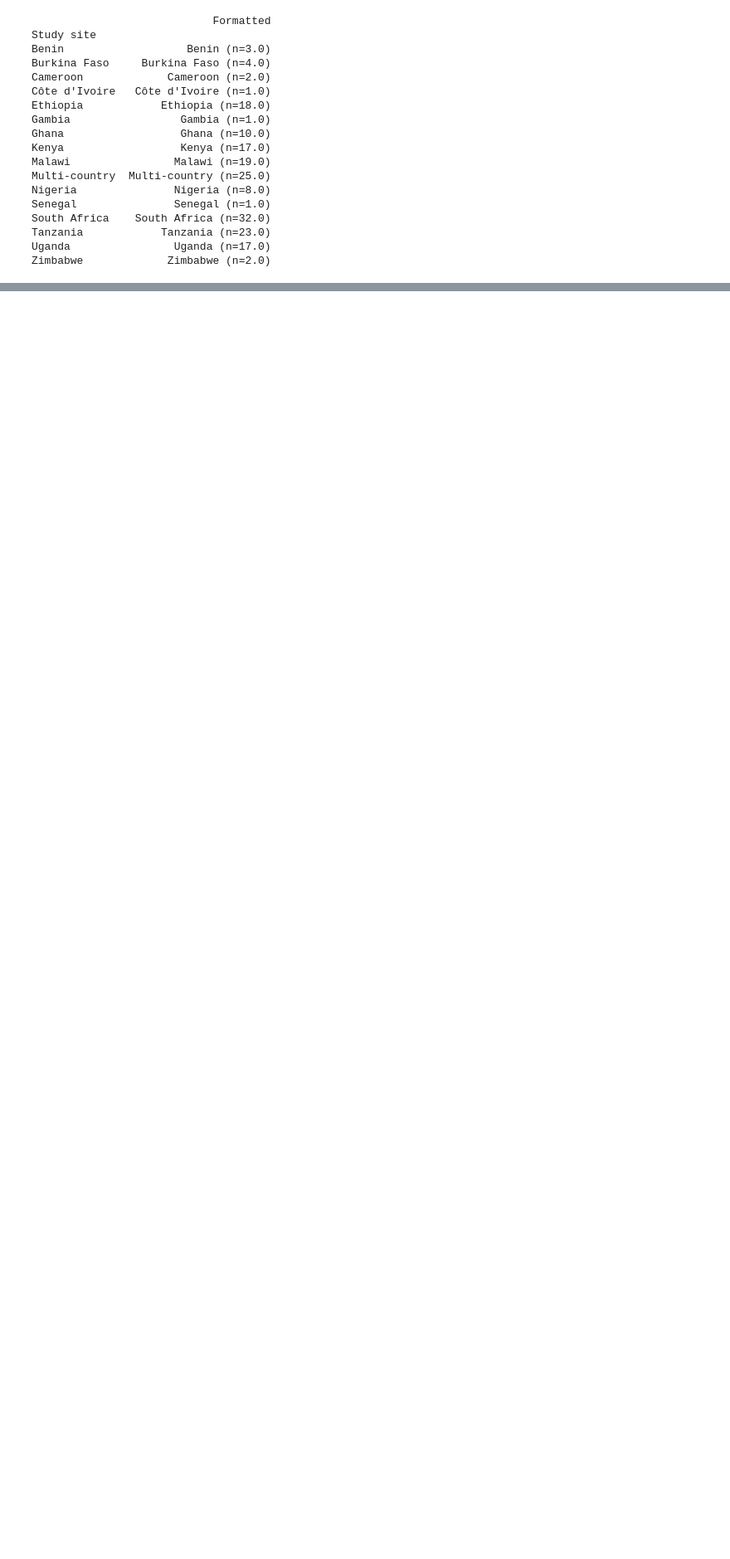
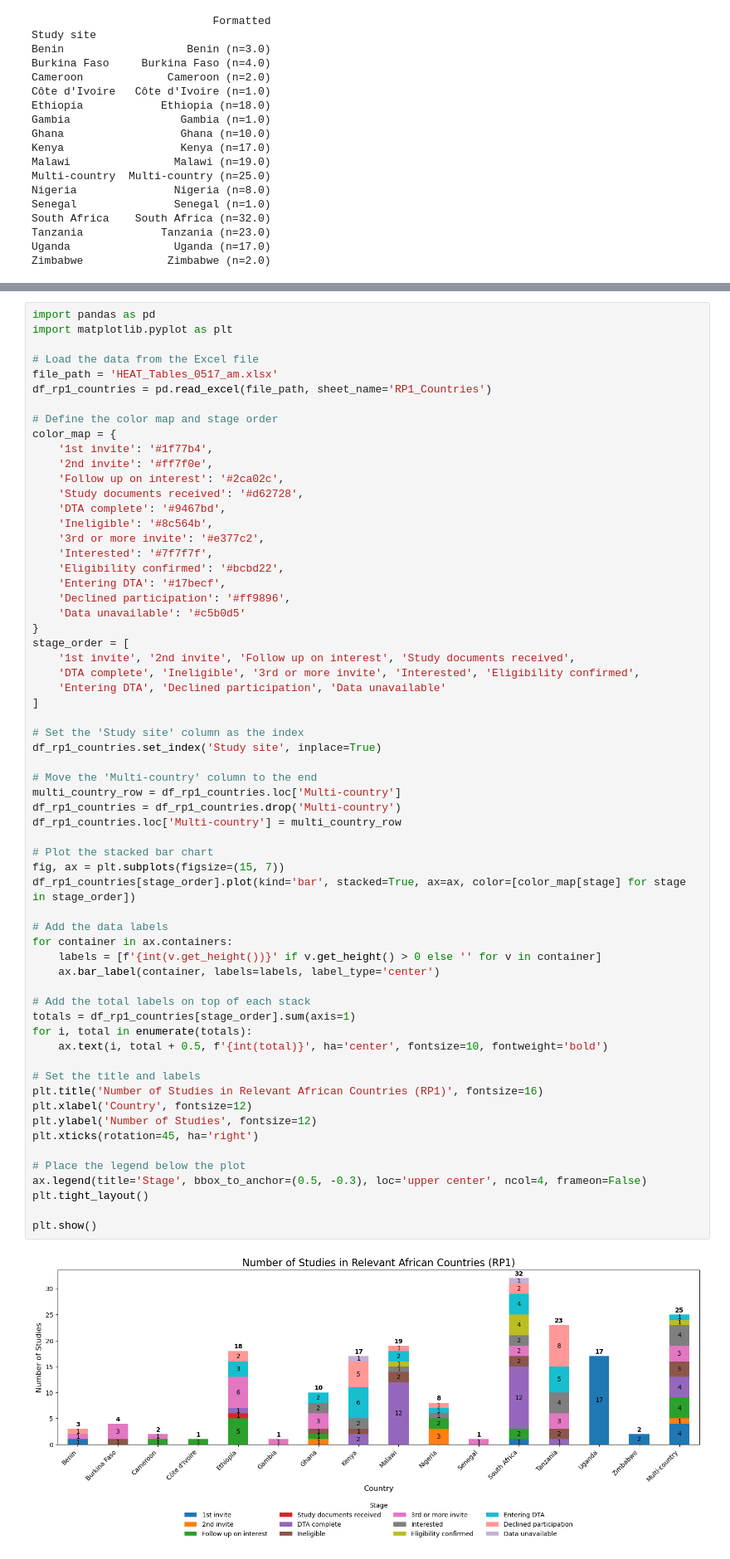
Before and after one commit to Logic06183/Heat_Project, a Jupyter notebook: RP2_report_0425.ipynb, the cells around one changed output, grey strips where cells are left out. Shown at 83% size. Drawn from its saved outputs; the diff is of its cells as text; blank space fills up the shorter version.

```diff
--- a/RP2_report_0425.ipynb
+++ b/RP2_report_0425.ipynb
@@ -956,0 +574,64 @@ Zimbabwe             Zimbabwe (n=2.0)
+# %%
+import pandas as pd
+import matplotlib.pyplot as plt
+
+# Load the data from the Excel file
+file_path = 'HEAT_Tables_0517_am.xlsx'
+df_rp1_countries = pd.read_excel(file_path, sheet_name='RP1_Countries')
+
+# Define the color map and stage order
+color_map = {
+    '1st invite': '#1f77b4',
+    '2nd invite': '#ff7f0e',
+    'Follow up on interest': '#2ca02c',
+    'Study documents received': '#d62728',
+    'DTA complete': '#9467bd',
+    'Ineligible': '#8c564b',
+    '3rd or more invite': '#e377c2',
+    'Interested': '#7f7f7f',
+    'Eligibility confirmed': '#bcbd22',
+    'Entering DTA': '#17becf',
+    'Declined participation': '#ff9896',
+    'Data unavailable': '#c5b0d5'
+}
+stage_order = [
+    '1st invite', '2nd invite', 'Follow up on interest', 'Study documents received',
+    'DTA complete', 'Ineligible', '3rd or more invite', 'Interested', 'Eligibility confirmed',
+    'Entering DTA', 'Declined participation', 'Data unavailable'
+]
+
+# Set the 'Study site' column as the index
+df_rp1_countries.set_index('Study site', inplace=True)
+
+# Move the 'Multi-country' column to the end
+multi_country_row = df_rp1_countries.loc['Multi-country']
+df_rp1_countries = df_rp1_countries.drop('Multi-country')
+df_rp1_countries.loc['Multi-country'] = multi_country_row
+
+# Plot the stacked bar chart
+fig, ax = plt.subplots(figsize=(15, 7))
+df_rp1_countries[stage_order].plot(kind='bar', stacked=True, ax=ax, color=[color_map[stage] for stage in stage_order])
+
+# Add the data labels
+for container in ax.containers:
+    labels = [f'{int(v.get_height())}' if v.get_height() > 0 else '' for v in container]
+    ax.bar_label(container, labels=labels, label_type='center')
+
+# Add the total labels on top of each stack
+totals = df_rp1_countries[stage_order].sum(axis=1)
+for i, total in enumerate(totals):
+    ax.text(i, total + 0.5, f'{int(total)}', ha='center', fontsize=10, fontweight='bold')
+
+# Set the title and labels
+plt.title('Number of Studies in Relevant African Countries (RP1)', fontsize=16)
+plt.xlabel('Country', fontsize=12)
+plt.ylabel('Number of Studies', fontsize=12)
+plt.xticks(rotation=45, ha='right')
+
+# Place the legend below the plot
+ax.legend(title='Stage', bbox_to_anchor=(0.5, -0.3), loc='upper center', ncol=4, frameon=False)
+plt.tight_layout()
+
+plt.show()
+# %% [output]
+[figure, added]
```
Also changed, not shown: parts of 10 cells of this notebook, 1 other file.
